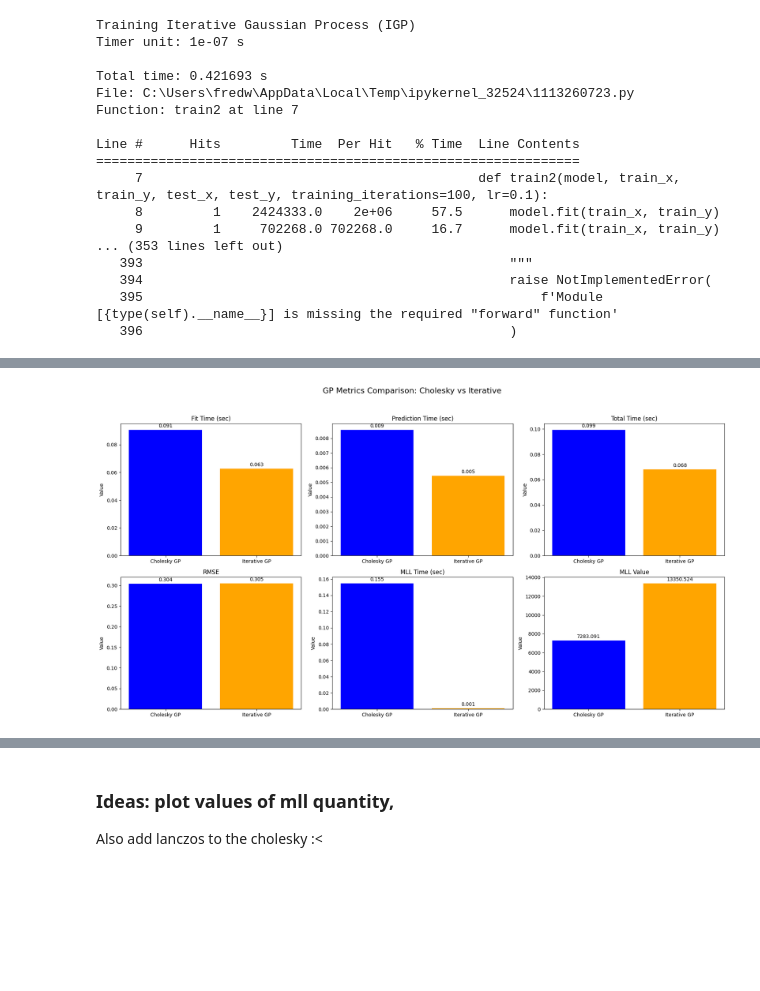
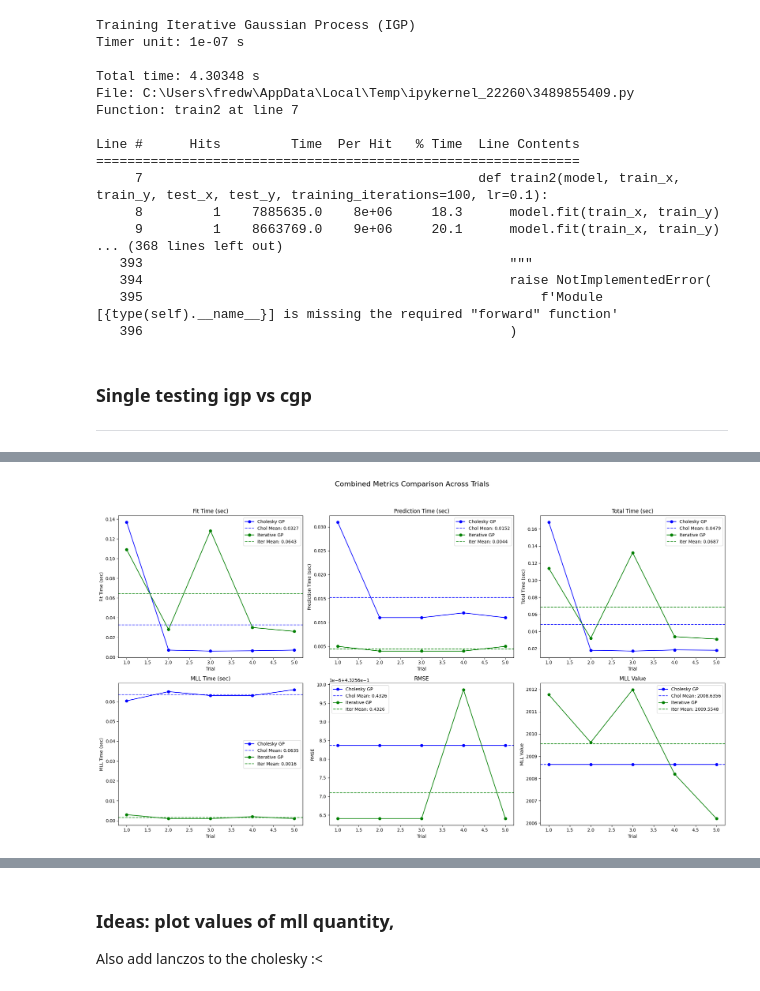
Before and after one commit to chriscamano/RandomIterativeGP, a Jupyter notebook: randomGP2/GPU_experiments/igp4.ipynb, the cells around one changed output, grey strips where cells are left out. Cells and saved outputs as stored; diff of their text form; code cells hidden in the pictures; blank space fills up the shorter version.

```diff
--- a/randomGP2/GPU_experiments/igp4.ipynb
+++ b/randomGP2/GPU_experiments/igp4.ipynb
@@ -40,7 +40,7 @@ from plotting import plot_gp_simple, plot_gp_sample, plot_gp_simple_regions
 # Enable autoreloading of modules
 %load_ext autoreload
 %autoreload 2
-train_x, train_y, test_x, test_y = fetch_uci_dataset('bike',r"C:\Users\fredw\chris\Research\softki\data\uci_datasets\uci_datasets\elevators\data.csv",train_frac=4/10,val_frac=0)
+train_x, train_y, test_x, test_y = fetch_uci_dataset('bike',r"C:\Users\fredw\chris\Research\softki\data\uci_datasets\uci_datasets\elevators\data.csv",train_frac=1/10,val_frac=0)
 train_x = train_x.to(device)
 train_y = train_y.to(device)
 test_x = test_x.to(device)
@@ -54,7 +66,7 @@ import torch
 import matplotlib.pyplot as plt
 from line_profiler import LineProfiler
 from preconditioners import build_cholesky,_pivoted_cholesky
-from mbcg import initialize_cg,cond_fn
+from mbcg import init_cg,cond_fn
 
 def train2(model, train_x, train_y, test_x, test_y, training_iterations=100, lr=0.1):
     model.fit(train_x, train_y)
@@ -107,7 +119,7 @@ def run_igp_training():
         device=device,
         cg_tol=1e-3,
         cg_max_iter=100,
-        warm_start=True,
+        warm_start=False,
         num_probes=16,
         precon_type="identity",
         trace_backend="Hutch",
@@ -136,7 +148,7 @@ lp.add_function(take_cg_step)
 lp.add_function(build_cholesky)
 lp.add_function(_pivoted_cholesky)
 lp.add_function(cond_fn)
-lp.add_function(initialize_cg
+lp.add_function(init_cg
 )
 lp.add_function(IterativeGaussianProcess.forward)
 lp.add_function(IterativeGaussianProcess.fit)
@@ -155,20 +167,24 @@ lp.print_stats()
 Training Iterative Gaussian Process (IGP)
 Timer unit: 1e-07 s
 
-Total time: 0.421693 s
-File: C:\Users\fredw\AppData\Local\Temp\ipykernel_32524\1113260723.py
+Total time: 4.30348 s
+File: C:\Users\fredw\AppData\Local\Temp\ipykernel_22260\3489855409.py
 Function: train2 at line 7
 
 Line #      Hits         Time  Per Hit   % Time  Line Contents
 ==============================================================
      7                                           def train2(model, train_x, train_y, test_x, test_y, training_iterations=100, lr=0.1):
-     8         1    2424333.0    2e+06     57.5      model.fit(train_x, train_y)
-     9         1     702268.0 702268.0     16.7      model.fit(train_x, train_y)
-... (353 lines left out)
+     8         1    7885635.0    8e+06     18.3      model.fit(train_x, train_y)
+     9         1    8663769.0    9e+06     20.1      model.fit(train_x, train_y)
+... (368 lines left out)
    393                                               """
    394                                               raise NotImplementedError(
    395                                                   f'Module [{type(self).__name__}] is missing the required "forward" function'
    396                                               )
+# %% [markdown]
+### Single testing igp vs cgp
+
+---
 # %%
 import time
 import numpy as np
@@ -230,7 +246,7 @@ def run_iterative_gp(train_x, train_y, test_x, test_y, device, global_dtype):
         cg_max_iter=20,
         warm_start=False,
         num_probes=16,
-        precon_type="piv_chol",
+        precon_type="identity",
         trace_backend="Hutch",
         verbose=False,
         track_iterations=True,
@@ -339,28 +355,47 @@ metric_labels = ['Fit Time (sec)', 'Prediction Time (sec)', 'Total Time (sec)',
 chol_vals = [chol_fit_avg, chol_pred_avg, chol_total_avg, chol_rmse_avg, chol_mll_time_avg, chol_mll_value_avg]
 iter_vals = [iter_fit_avg, iter_pred_avg, iter_total_avg, iter_rmse_avg, iter_mll_time_avg, iter_mll_value_avg]
 
-fig, axs = plt.subplots(2, 3, figsize=(18, 10))
+num_runs = chol_metrics.shape[0]
+trials = np.arange(1, num_runs + 1)
+
+# Define the metric names and their corresponding indices in the metrics arrays.
+# For clarity:
+# Fit Time -> index 1, Prediction Time -> index 2, Total Time -> index 0,
+# MLL Time -> index 4, RMSE -> index 3, MLL Value -> index 5.
+metric_names = ['Fit Time (sec)', 'Prediction Time (sec)', 'Total Time (sec)', 'MLL Time (sec)', 'RMSE', 'MLL Value']
+metric_indices = [1, 2, 0, 4, 3, 5]
+
+# Define colors for the two methods.
+chol_color = 'blue'
+iter_color = 'green'
+
+# Create a 2x3 grid of subplots.
+fig, axs = plt.subplots(2, 3, figsize=(20, 12))
 axs = axs.flatten()
 
-for i, label in enumerate(metric_labels):
+for i, metric in enumerate(metric_names):
+    idx = metric_indices[i]
+    chol_values = chol_metrics[:, idx]
+    iter_values = iter_metrics[:, idx]
+
+    chol_mean = np.mean(chol_values)
+    iter_mean = np.mean(iter_values)
+
     ax = axs[i]
-    categories = ['Cholesky GP', 'Iterative GP']
-    values = [chol_vals[i], iter_vals[i]]
-    bar_colors = ['blue', 'orange']
+    # Plot Cholesky GP values and mean.
+    ax.plot(trials, chol_values, marker='o', linestyle='-', color=chol_color, label='Cholesky GP')
+    ax.axhline(chol_mean, color=chol_color, linestyle='--',alpha=.8, label=f'Chol Mean: {chol_mean:.4f}')
 
-    bars = ax.bar(categories, values, color=bar_colors)
-    ax.set_title(label)
-    ax.set_ylabel("Value")
+    # Plot Iterative GP values and mean.
+    ax.plot(trials, iter_values, marker='o', linestyle='-', color=iter_color, label='Iterative GP')
+    ax.axhline(iter_mean, color=iter_color, linestyle='--', alpha=.8,label=f'Iter Mean: {iter_mean:.4f}')
 
-    for bar in bars:
-        height = bar.get_height()
-        ax.annotate(f'{height:.3f}',
-                    xy=(bar.get_x() + bar.get_width() / 2, height),
-                    xytext=(0, 3),  # 3 points vertical offset
-                    textcoords="offset points",
-                    ha='center', va='bottom')
+    ax.set_title(metric)
+    ax.set_xlabel('Trial')
+    ax.set_ylabel(metric)
+    ax.legend()
 
-fig.suptitle("GP Metrics Comparison: Cholesky vs Iterative", fontsize=16)
-fig.tight_layout(rect=[0, 0.03, 1, 0.95])
+fig.suptitle("Combined Metrics Comparison Across Trials", fontsize=16)
+plt.tight_layout(rect=[0, 0.03, 1, 0.95])
 plt.show()
 # %% [output]
@@ -383,2 +418,2 @@ MLL Value Difference         : 6067.4328
 ------------------------------------------------------------
-[figure, old version]
+[figure, new version]
```
Also changed, not shown: parts of 10 cells of this notebook, 16 other files.
